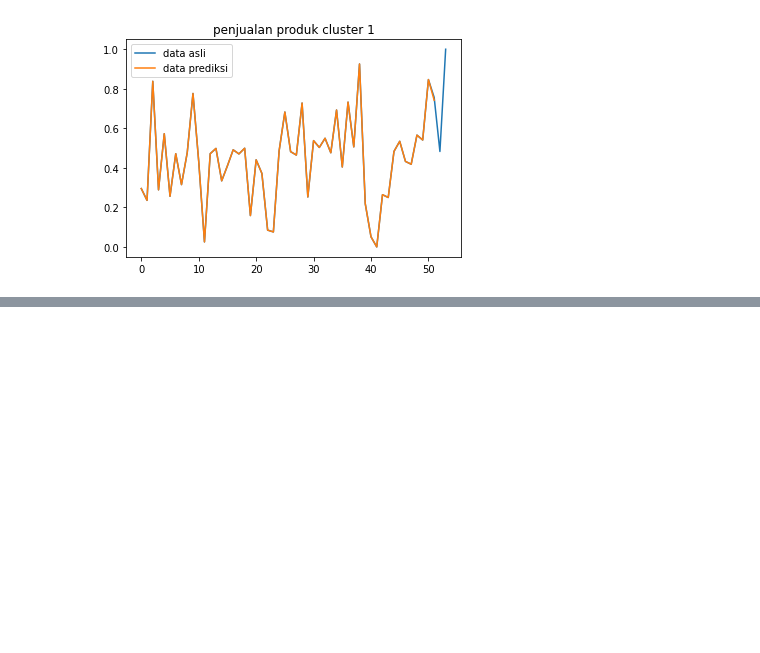
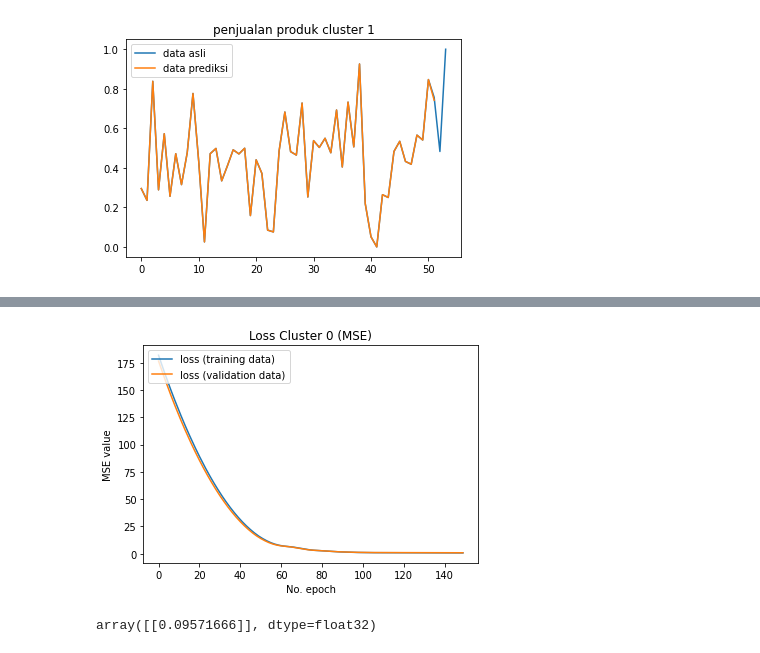
Before and after one commit to IritaSee/product_performance_blstm, a Jupyter notebook: product_test_new_dataset.ipynb, the cells around one changed output, grey strips where cells are left out. Drawn from its saved outputs; the diff is of its cells as text; code cells hidden in the pictures; blank space fills up the shorter version.

```diff
--- a/product_test_new_dataset.ipynb
+++ b/product_test_new_dataset.ipynb
@@ -613,0 +754,16 @@ model.save('cluster1_newdata.h5')
+# %%
+plt.plot(hist.history['loss'], label='loss (training data)')
+plt.plot(hist.history['val_loss'], label='loss (validation data)')
+
+plt.title("Loss Cluster 0 (MSE)")
+plt.ylabel('MSE value')
+plt.xlabel('No. epoch')
+plt.legend(loc="upper left")
+plt.show()
+# %% [output]
+[figure, added]
+# %%
+prediksi=model.predict(valid_set)
+prediksi
+# %% [output]
+array([[0.09571666]], dtype=float32)
```
Also changed, not shown: parts of 17 cells of this notebook, 4 other files.
